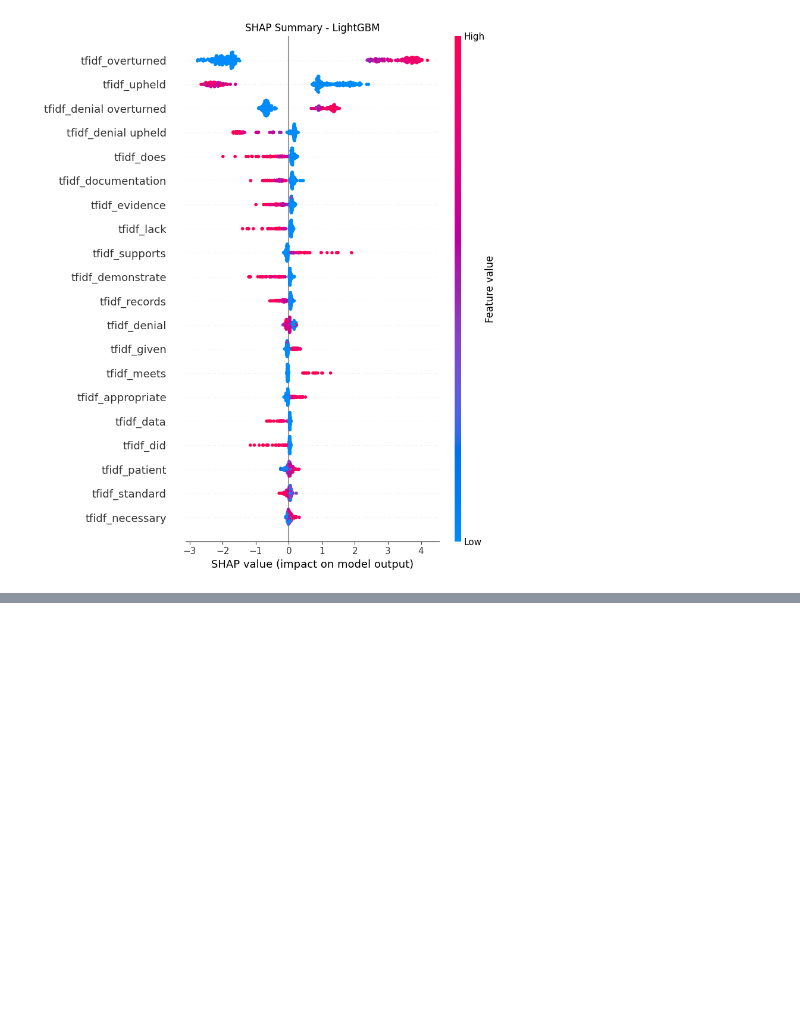
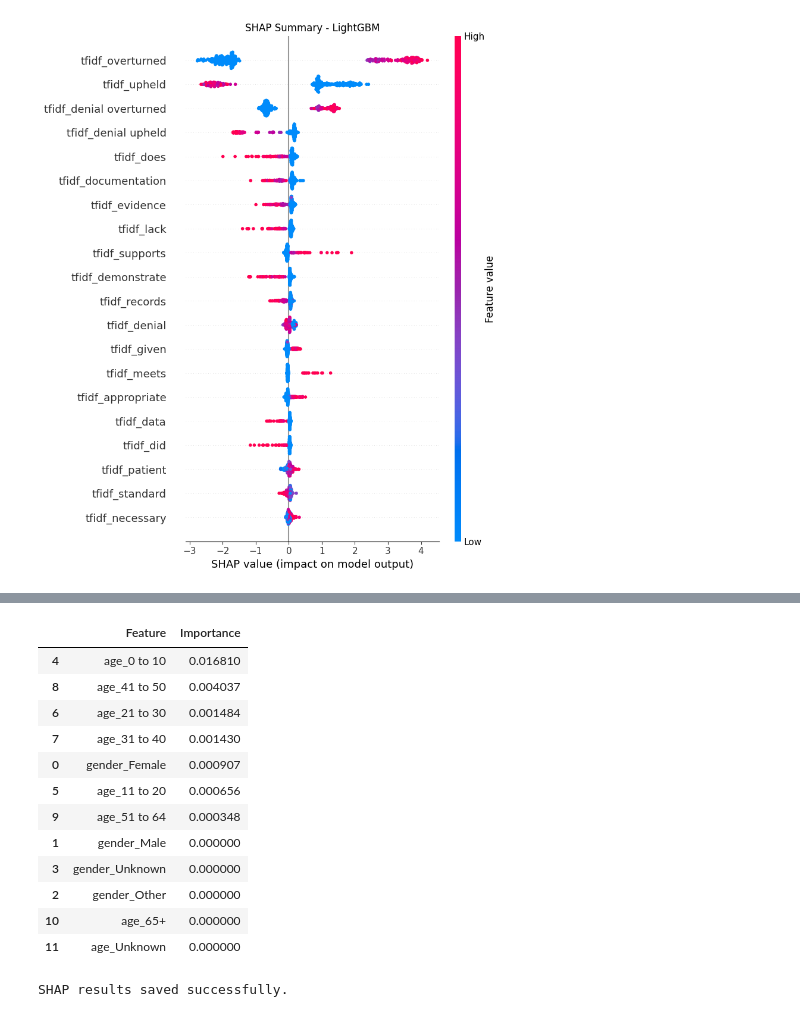
Before and after one commit to AnoshaRehan/insurance-bias-analysis, a Jupyter notebook: notebooks/bias_analysis.ipynb, the cells around one changed output, grey strips where cells are left out. Saved outputs shown, nothing was run; the diff lists cells and outputs as text; code cells hidden in the pictures; blank space fills up the shorter version.

```diff
--- a/notebooks/bias_analysis.ipynb
+++ b/notebooks/bias_analysis.ipynb
@@ -1048,0 +1079,28 @@ Demographic features contribute 0.25% of total SHAP importance
+# %%
+demo_shap_df = pd.DataFrame(
+    list(best_model_shap.get("demographic_feature_importance", {}).items()),
+    columns=["Feature", "Importance"]
+).sort_values("Importance", ascending=False)
+
+demo_shap_df
+# %% [output]
+|  | Feature | Importance |
+| 4 | age_0 to 10 | 0.016810 |
+| 8 | age_41 to 50 | 0.004037 |
+| 6 | age_21 to 30 | 0.001484 |
+| 7 | age_31 to 40 | 0.001430 |
+| 0 | gender_Female | 0.000907 |
+| 5 | age_11 to 20 | 0.000656 |
+| 9 | age_51 to 64 | 0.000348 |
+| 1 | gender_Male | 0.000000 |
+| 3 | gender_Unknown | 0.000000 |
+| 2 | gender_Other | 0.000000 |
+| 10 | age_65+ | 0.000000 |
+| 11 | age_Unknown | 0.000000 |
+# %%
+with open(os.path.join(OUTPUT_DIR, f"shap_results_{best_model_name.lower().replace(' ', '_')}.json"), "w") as f:
+    json.dump(best_model_shap, f, indent=4)
+
+print("SHAP results saved successfully.")
+# %% [output]
+SHAP results saved successfully.
```
Also changed, not shown: parts of 5 cells of this notebook.
